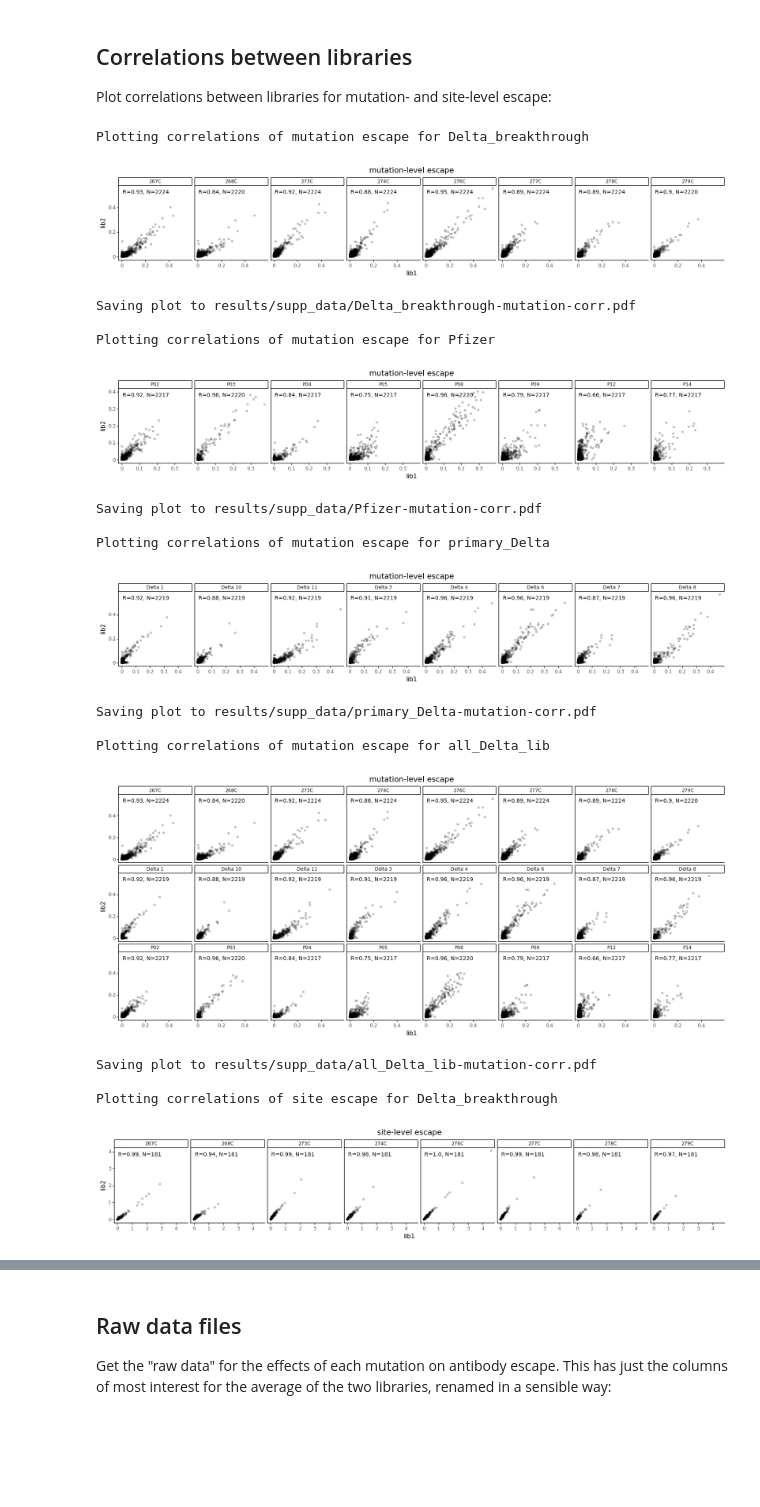
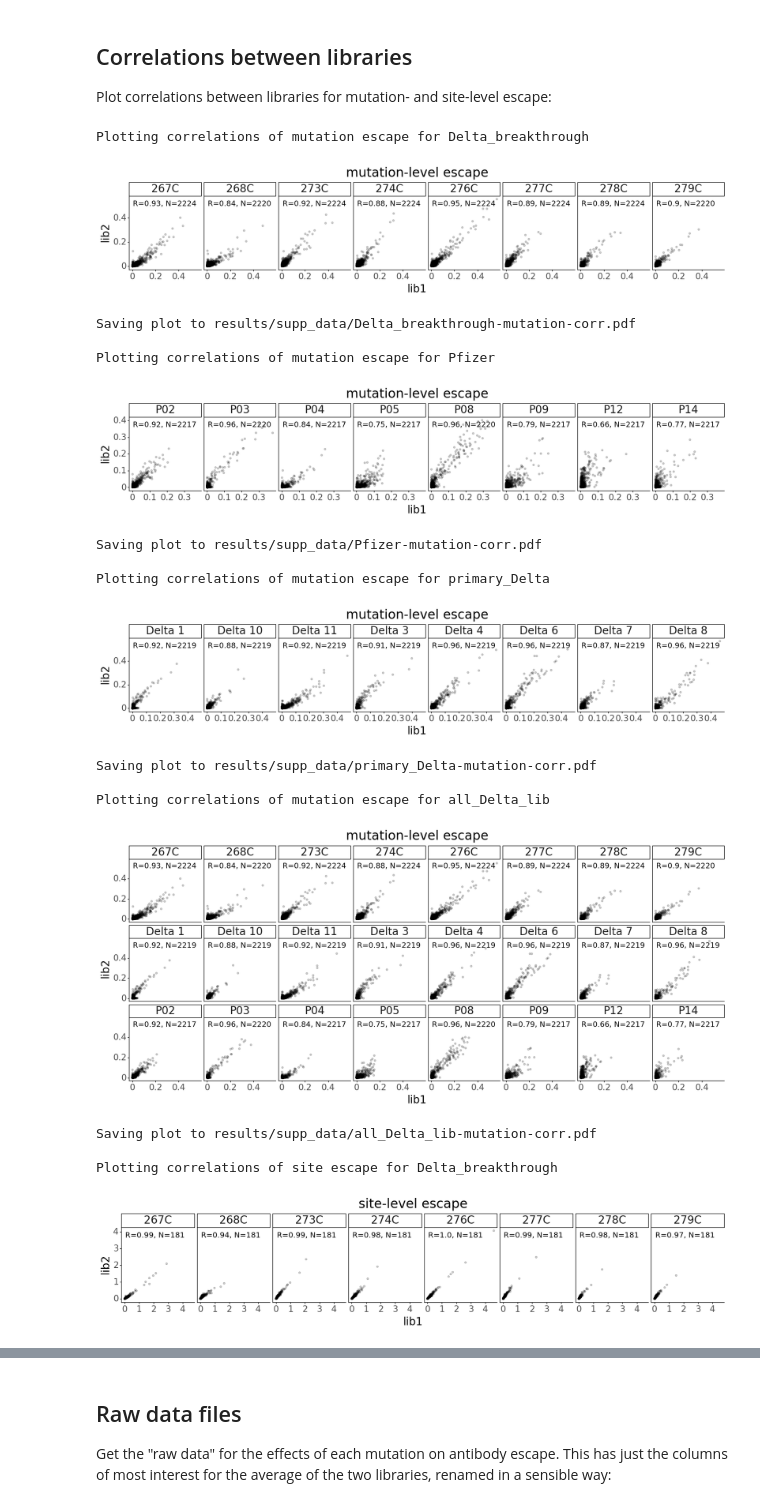
Before and after one commit to jbloomlab/SARS-CoV-2-RBD_Delta, a Jupyter notebook: make_supp_data.ipynb, the cells around one changed output, grey strips where cells are left out. Cells and saved outputs as stored; diff of their text form; code cells hidden in the pictures; blank space fills up the shorter version.

Commit message:
make fonts bigger in corr plots

```diff
--- a/make_supp_data.ipynb
+++ b/make_supp_data.ipynb
@@ -133,52 +133,55 @@ for metric_type, (set_name, condition_set) in itertools.product(['mutation', 'si
     nrow = math.ceil(nfacets / ncol)
     xmin = df_wide[libraries[0]].min()
     xspan = df_wide[libraries[0]].max() - xmin
     ymin = df_wide[libraries[1]].min()
     yspan = df_wide[libraries[1]].max() - ymin
     p = (ggplot(df_wide) +
          aes(libraries[0], libraries[1]) +
          geom_point(alpha=0.2, color='black') +
          geom_text(mapping=aes(label='correlation'),
                    data=corrs,
                    x=0.01 * xspan + xmin,
                    y=0.99 * yspan + ymin,
-                   size=10,
+                   size=14,
                    ha='left',
                    va='top',
                    ) +
          facet_wrap('~ selection', ncol=ncol) +
          theme_classic() +
          theme(figure_size=(2.5 * ncol, 2.5 * nrow),
-               plot_title=element_text(size=14)) +
+               text=element_text(size=16),
+               strip_text=element_text(size=20),
+               axis_title=element_text(size=20),
+               plot_title=element_text(size=24)) +
          ggtitle(f"{metric_type}-level escape")
          )
 
     fig = p.draw()
     display(fig)
     plotfile = os.path.join(config['supp_data_dir'],
                             f"{set_name}-{metric_type}-corr.pdf")
     print(f"Saving plot to {plotfile}")
     p.save(plotfile, verbose=False)
     plt.close(fig)
 # %% [output]
 Plotting correlations of mutation escape for Delta_breakthrough
-[figure, old version]
+[figure, new version]
 Saving plot to results/supp_data/Delta_breakthrough-mutation-corr.pdf
 
 Plotting correlations of mutation escape for Pfizer
-[figure, old version]
+[figure, new version]
 Saving plot to results/supp_data/Pfizer-mutation-corr.pdf
 
 Plotting correlations of mutation escape for primary_Delta
-[figure, old version]
+[figure, new version]
 Saving plot to results/supp_data/primary_Delta-mutation-corr.pdf
 
 Plotting correlations of mutation escape for all_Delta_lib
-[figure, old version]
+[figure, new version]
 Saving plot to results/supp_data/all_Delta_lib-mutation-corr.pdf
 
 Plotting correlations of site escape for Delta_breakthrough
-[figure, old version]
+[figure, new version]
 Saving plot to results/supp_data/Delta_breakthrough-site-corr.pdf
 
 Plotting correlations of site escape for Pfizer
```
Also changed, not shown: parts of 1 cell of this notebook, 9 other files.
